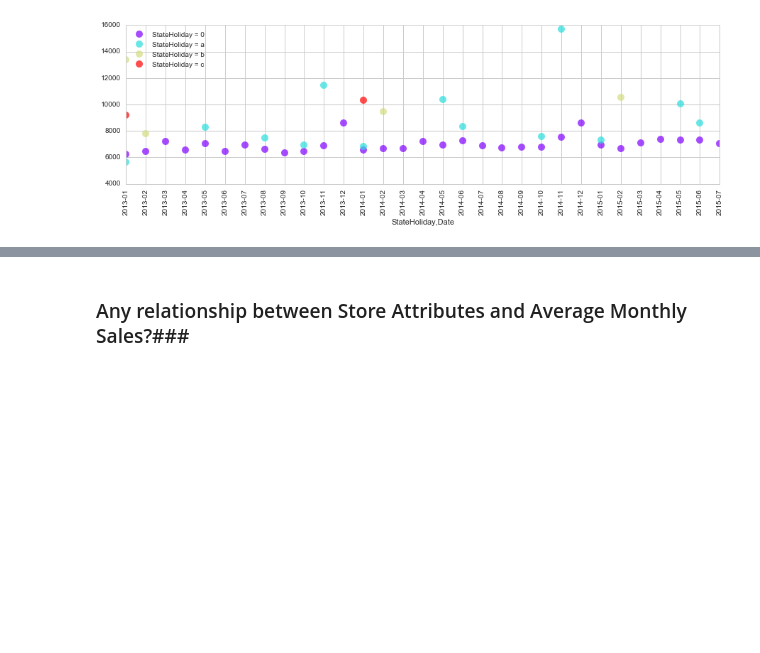
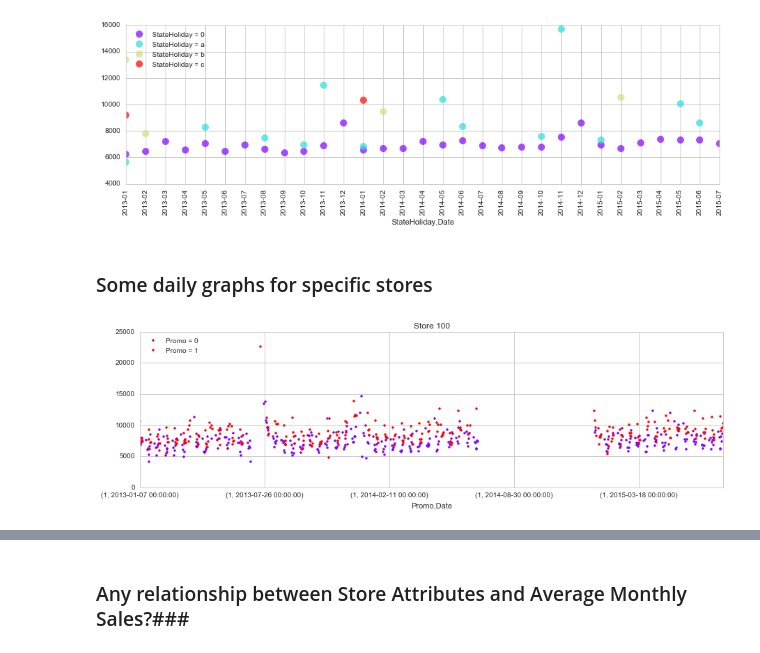
Before and after one commit to rocket-ron/kaggle, a Jupyter notebook: rossman/Exploratory_3.ipynb, the cells around one changed output, grey strips where cells are left out. Saved outputs shown, nothing was run; the diff lists cells and outputs as text; code cells hidden in the pictures; blank space fills up the shorter version.

Commit message:
add some daily graphs

```diff
--- a/rossman/Exploratory_3.ipynb
+++ b/rossman/Exploratory_3.ipynb
@@ -297,12 +297,22 @@ ax.set_title("Between StateHoliday and Promo")
 <matplotlib.text.Text at 0x...>
 [figure]
 # %%
-def PlotAvgSalesByGroup(group, marker='o', **kwargs):
-    train_df_by_group = train_df.groupby(group)
-
-    monthly_by_group = train_df_by_group.resample('M', how='mean')
+def PlotAvgSalesByGroup(group, store=None, daily=False, marker='o', **kwargs):
+    if store is None:
+        df = train_df
+        title = None
+    else:
+        df = train_df[train_df['Store'] == store]
+        title = 'Store ' + str(store)
 
     fig, axis = plt.subplots(figsize=(15,4))
+
+    train_df_by_group = df.groupby(group)
+
+    if daily == False:
+        monthly_by_group = train_df_by_group.resample('M', how='mean')
+    else:
+        monthly_by_group = train_df_by_group.resample('D', how='mean')
 
     groupItems = monthly_by_group.index.levels[0].tolist()
     colors = cm.rainbow(np.linspace(0, 1, len(groupItems)))
@@ -315,10 +325,14 @@ def PlotAvgSalesByGroup(group, marker='o', **kwargs):
                  legend=False, label=None, color=c, rot=0, **kwargs)
         labels.append(str(group) + " = " + str(groupItem))
 
-    axis.set_xticks(range(len(monthly_by_group.ix[groupItems[0]].index)))
-    axis.set_xticklabels(["%d-%02d" % (x.year, x.month) for x in monthly_by_group.ix[groupItems[0]].index.tolist()],
+    if daily == False:
+        axis.set_xticks(range(len(monthly_by_group.ix[groupItems[0]].index)))
+        axis.set_xticklabels(["%d-%02d" % (x.year, x.month) for x in monthly_by_group.ix[groupItems[0]].index.tolist()],
                        rotation=90);
+
     axis.legend(labels, loc = 2, numpoints = 1)
+    if title is not None:
+        axis.set_title(title)
 # %%
 PlotAvgSalesByGroup('Promo')
 # %% [output]
@@ -335,3 +349,9 @@ PlotAvgSalesByGroup('SchoolHoliday')
 PlotAvgSalesByGroup('StateHoliday', linestyle='None', marker='o', markersize=10, alpha=0.7)
 # %% [output]
 [figure]
+# %% [markdown]
+### Some daily graphs for specific stores ###
+# %%
+PlotAvgSalesByGroup('Promo', store=100, marker='.',daily=True, linestyle='None')
+# %% [output]
+[figure, added]
```
Also changed, not shown: parts of 9 cells of this notebook.
